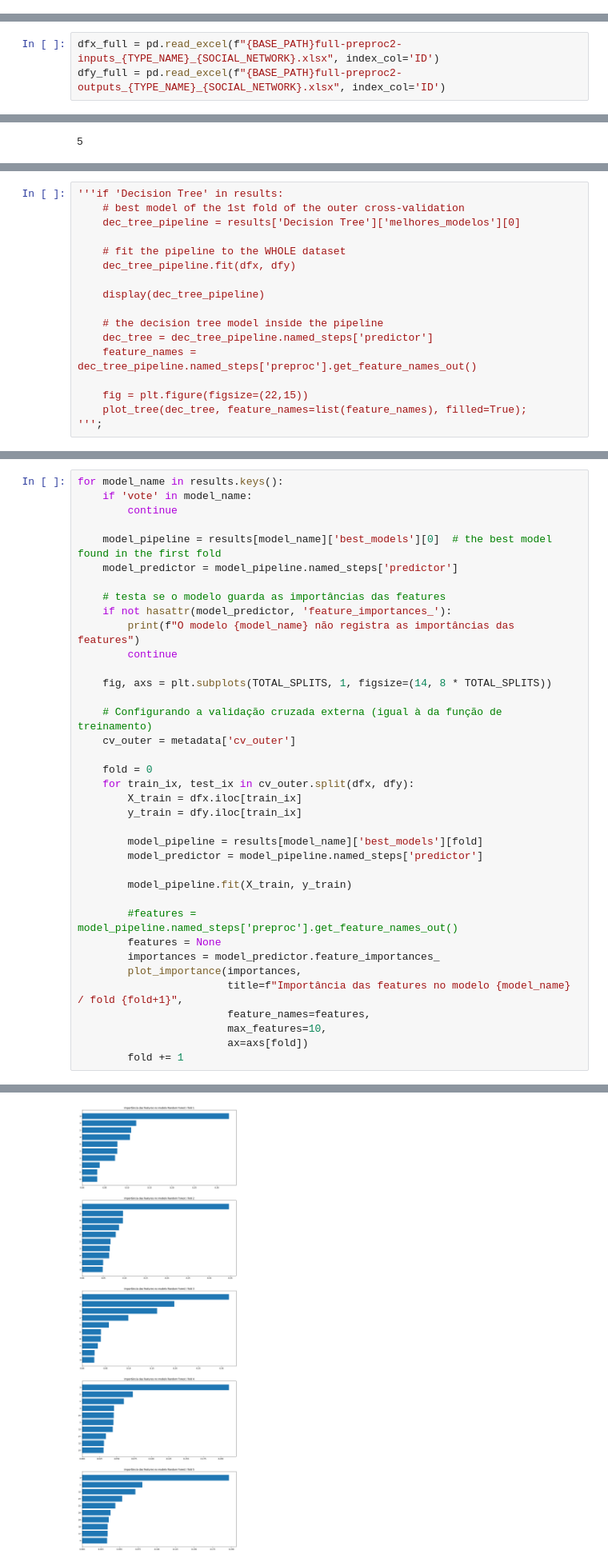
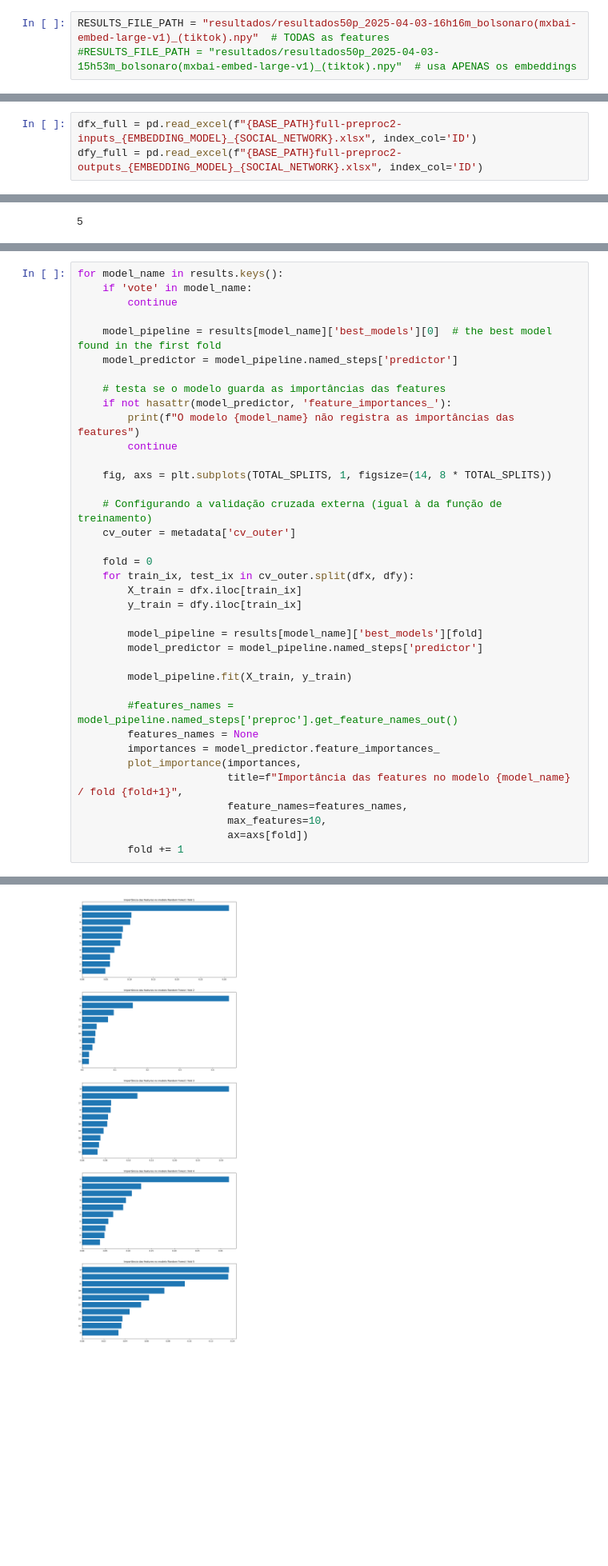
Before and after one commit to pablo-sampaio/embedding-to-likes, a Jupyter notebook: 3-Classificacao-50p-Analise-Resultados.ipynb, the cells around one changed output, grey strips where cells are left out. Shown: that part at 80% size. Saved outputs shown, nothing was run; the diff lists cells and outputs as text; blank space fills up the shorter version.

```diff
--- a/3-Classificacao-50p-Analise-Resultados.ipynb
+++ b/3-Classificacao-50p-Analise-Resultados.ipynb
@@ -20,3 +23,6 @@ RESULTS_FILE_PATH = "resultados/resultados50p_2025-04-03-00h20m_bolsonaro(mxbai-
+# %%
+RESULTS_FILE_PATH = "resultados/resultados50p_2025-04-03-16h16m_bolsonaro(mxbai-embed-large-v1)_(tiktok).npy"  # TODAS as features
+#RESULTS_FILE_PATH = "resultados/resultados50p_2025-04-03-15h53m_bolsonaro(mxbai-embed-large-v1)_(tiktok).npy"  # usa APENAS os embeddings
 # %% [markdown]
 Carregando os dados dos resultados.
 # %%
@@ -49,8 +55,8 @@ metadata['dropped_features']
 # %% [markdown]
 Carregando dados brutos.
 # %%
-dfx_full = pd.read_excel(f"{BASE_PATH}full-preproc2-inputs_{TYPE_NAME}_{SOCIAL_NETWORK}.xlsx", index_col='ID')
-dfy_full = pd.read_excel(f"{BASE_PATH}full-preproc2-outputs_{TYPE_NAME}_{SOCIAL_NETWORK}.xlsx", index_col='ID')
+dfx_full = pd.read_excel(f"{BASE_PATH}full-preproc2-inputs_{EMBEDDING_MODEL}_{SOCIAL_NETWORK}.xlsx", index_col='ID')
+dfy_full = pd.read_excel(f"{BASE_PATH}full-preproc2-outputs_{EMBEDDING_MODEL}_{SOCIAL_NETWORK}.xlsx", index_col='ID')
 # %%
 dfx, dfy = filter_dataset(dfx_full, dfy_full, metadata)
 # %% [output]
@@ -389,20 +393,3 @@ def plot_importance(importances, title=None, max_features=None, feature_names=No
     ax.invert_yaxis()
 
     return ax
-# %%
-'''if 'Decision Tree' in results:
-    # best model of the 1st fold of the outer cross-validation
-    dec_tree_pipeline = results['Decision Tree']['melhores_modelos'][0]
-
-    # fit the pipeline to the WHOLE dataset
-    dec_tree_pipeline.fit(dfx, dfy)
-
-    display(dec_tree_pipeline)
-
-    # the decision tree model inside the pipeline
-    dec_tree = dec_tree_pipeline.named_steps['predictor']
-    feature_names = dec_tree_pipeline.named_steps['preproc'].get_feature_names_out()
-
-    fig = plt.figure(figsize=(22,15))
-    plot_tree(dec_tree, feature_names=list(feature_names), filled=True);
-''';
@@ -454,12 +425,12 @@ for model_name in results.keys():
 
         model_pipeline.fit(X_train, y_train)
 
-        #features = model_pipeline.named_steps['preproc'].get_feature_names_out()
-        features = None
+        #features_names = model_pipeline.named_steps['preproc'].get_feature_names_out()
+        features_names = None
         importances = model_predictor.feature_importances_
         plot_importance(importances,
                         title=f"Importância das features no modelo {model_name} / fold {fold+1}",
-                        feature_names=features,
+                        feature_names=features_names,
                         max_features=10,
                         ax=axs[fold])
         fold += 1
@@ -468,4 +438,4 @@ O modelo KNN não registra as importâncias das features
-[figure, old version]
+[figure, new version]
 # %%
 # Features identificadas nos gráficos acima como a mais importante de cada fold (ordenadas pelo fold)
 #important_pca_features = [3, 17, 3, 0, 0]
```
Also changed, not shown: parts of 21 cells of this notebook, 8 other files.
